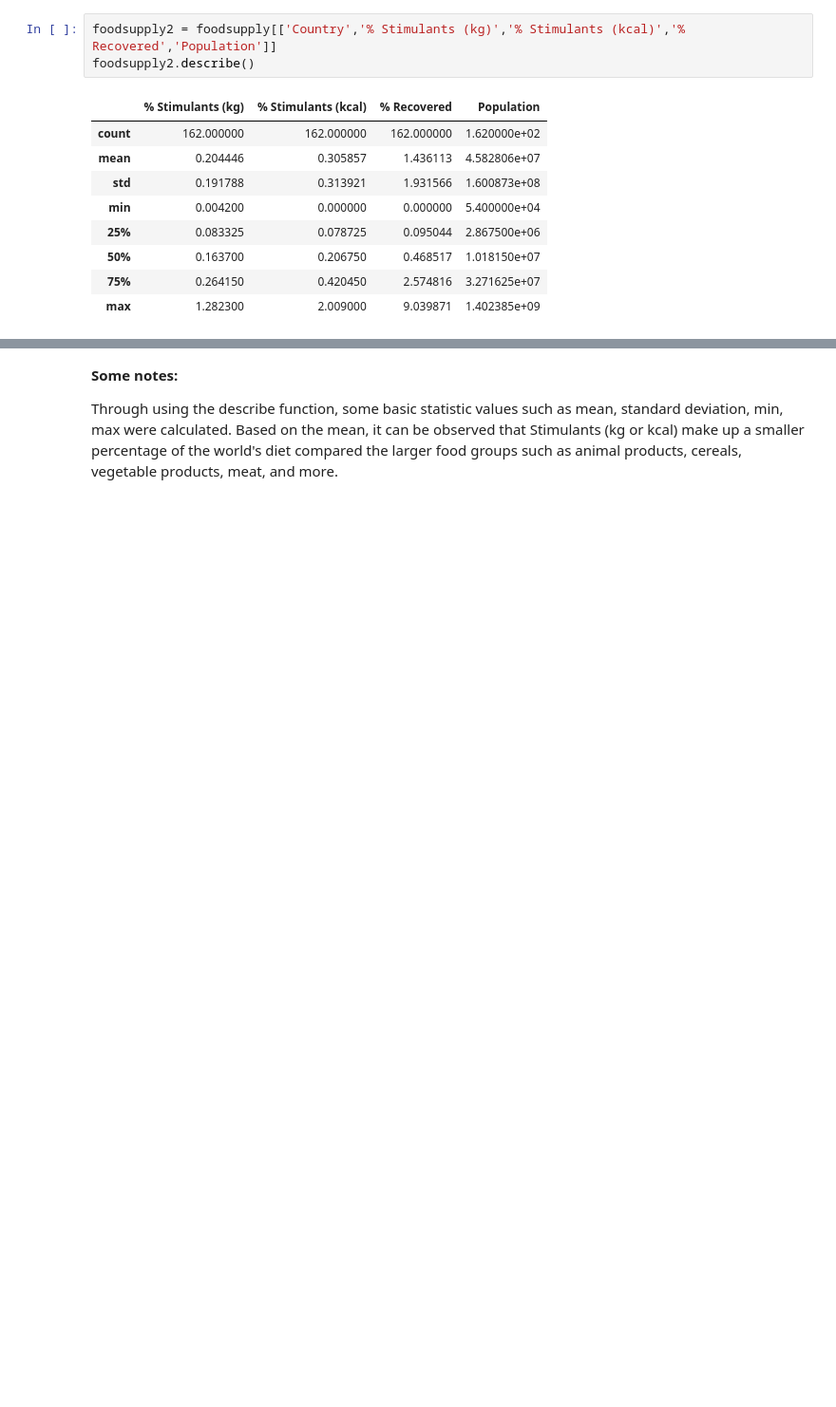
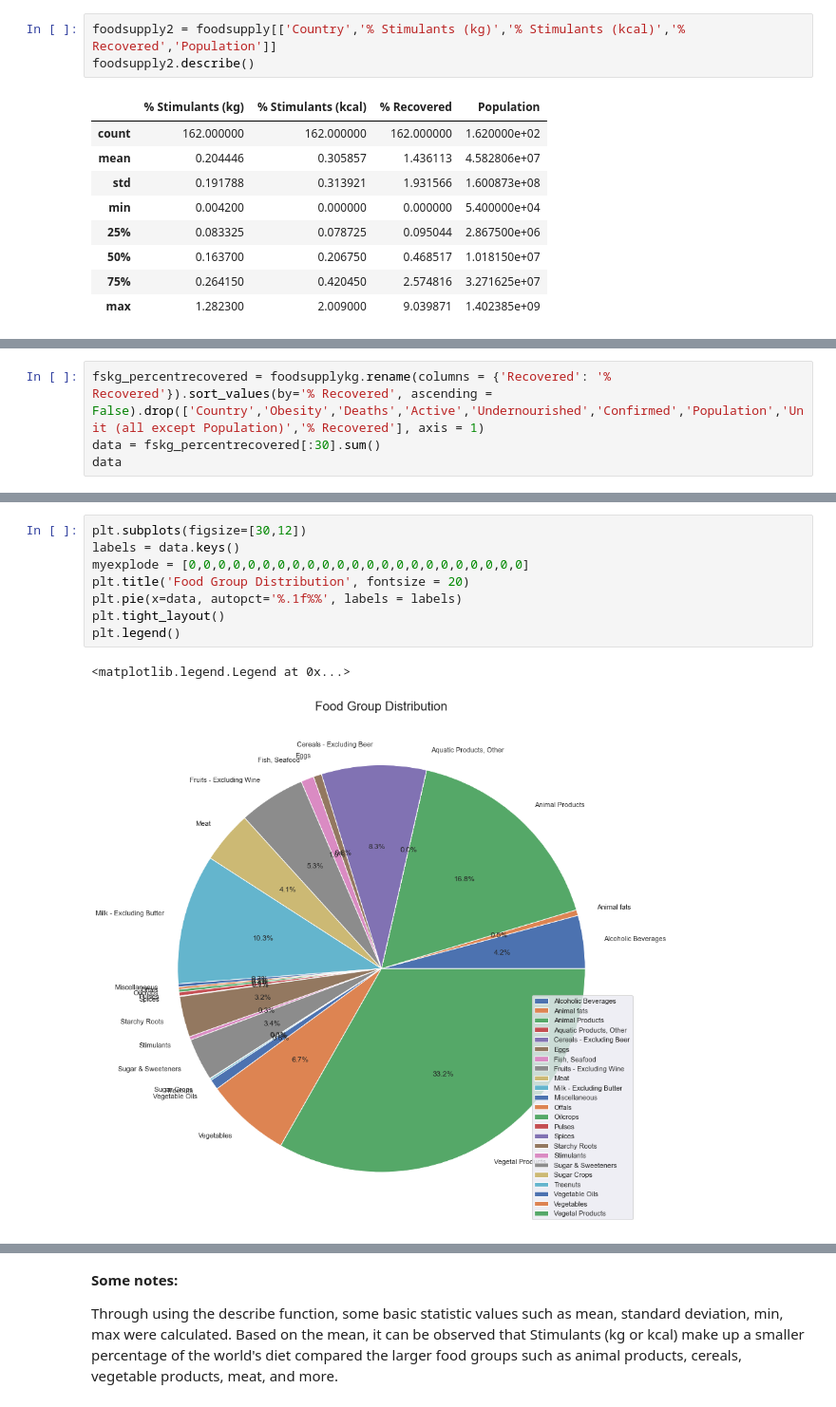
Before and after one commit to data301-2021-summer2/project-group28-project, a Jupyter notebook: analysis/YuenYee/Milestone2.ipynb, the cells around one changed output, grey strips where cells are left out. Shown at 95% size. Cells and saved outputs as stored; diff of their text form; blank space fills up the shorter version.

```diff
--- a/analysis/YuenYee/Milestone2.ipynb
+++ b/analysis/YuenYee/Milestone2.ipynb
@@ -389,0 +479,4 @@ foodsupplykcal.describe()
+# %%
+fskg_percentrecovered = foodsupplykg.rename(columns = {'Recovered': '% Recovered'}).sort_values(by='% Recovered', ascending = False).drop(['Country','Obesity','Deaths','Active','Undernourished','Confirmed','Population','Unit (all except Population)','% Recovered'], axis = 1)
+data = fskg_percentrecovered[:30].sum()
+data
@@ -389,0 +501,11 @@ foodsupplykcal.describe()
+# %%
+plt.subplots(figsize=[30,12])
+labels = data.keys()
+myexplode = [0,0,0,0,0,0,0,0,0,0,0,0,0,0,0,0,0,0,0,0,0,0,0]
+plt.title('Food Group Distribution', fontsize = 20)
+plt.pie(x=data, autopct='%.1f%%', labels = labels)
+plt.tight_layout()
+plt.legend()
+# %% [output]
+<matplotlib.legend.Legend at 0x...>
+[figure, added]
```
Also changed, not shown: parts of 26 cells of this notebook, 2 other files.
